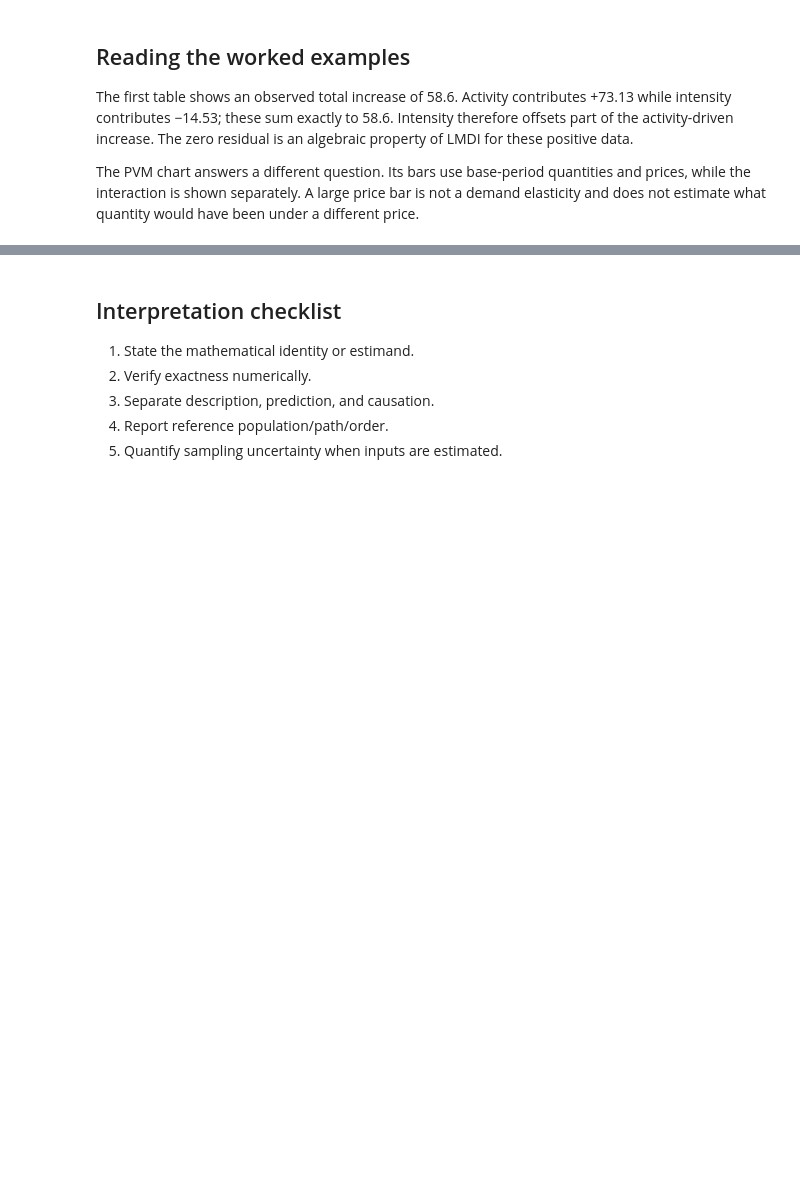
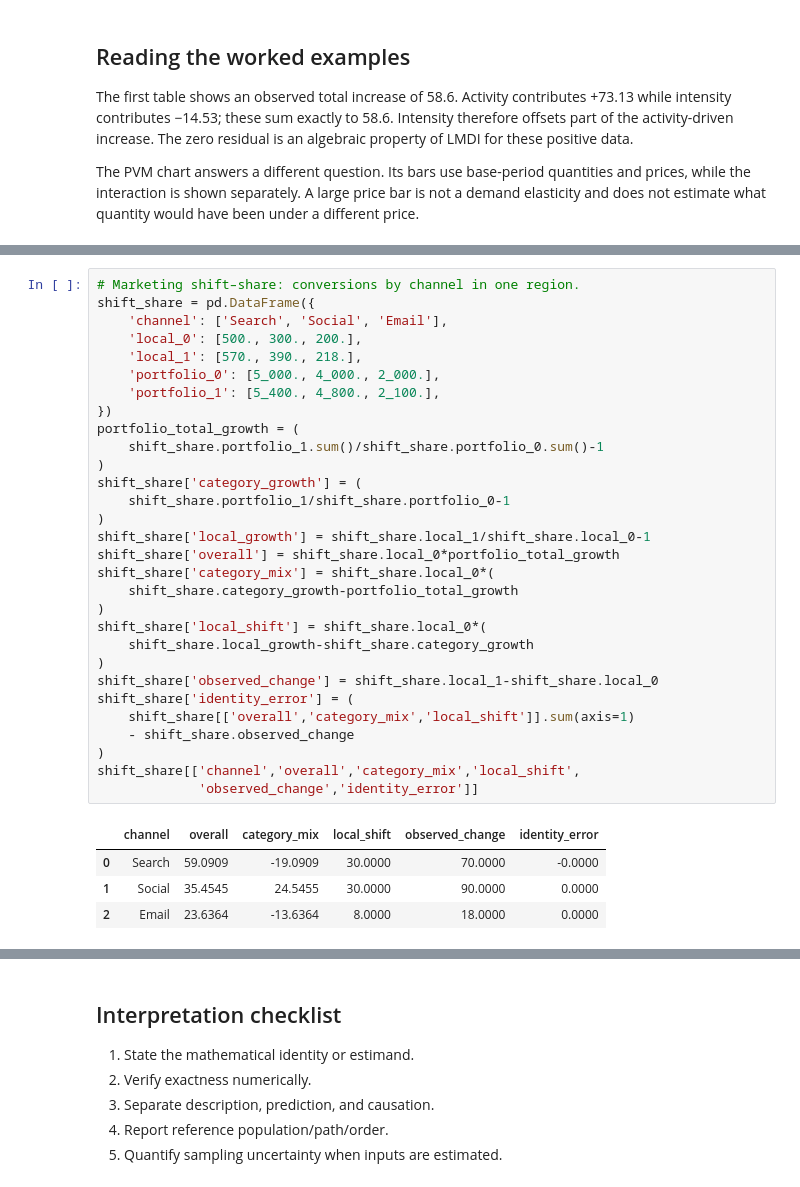
Before and after one commit to gabrielperalta12/decomposition_analysis, a Jupyter notebook: notebooks/02_index_numbers_lmdi_pvm_sda.ipynb, the cells around one changed output, grey strips where cells are left out. Drawn from its saved outputs; the diff is of its cells as text; blank space fills up the shorter version.

```diff
--- a/notebooks/02_index_numbers_lmdi_pvm_sda.ipynb
+++ b/notebooks/02_index_numbers_lmdi_pvm_sda.ipynb
@@ -170,0 +385,35 @@ pd.concat([funnel_contrib.rename('contribution'),
+# %%
+# Marketing shift–share: conversions by channel in one region.
+shift_share = pd.DataFrame({
+    'channel': ['Search', 'Social', 'Email'],
+    'local_0': [500., 300., 200.],
+    'local_1': [570., 390., 218.],
+    'portfolio_0': [5_000., 4_000., 2_000.],
+    'portfolio_1': [5_400., 4_800., 2_100.],
+})
+portfolio_total_growth = (
+    shift_share.portfolio_1.sum()/shift_share.portfolio_0.sum()-1
+)
+shift_share['category_growth'] = (
+    shift_share.portfolio_1/shift_share.portfolio_0-1
+)
+shift_share['local_growth'] = shift_share.local_1/shift_share.local_0-1
+shift_share['overall'] = shift_share.local_0*portfolio_total_growth
+shift_share['category_mix'] = shift_share.local_0*(
+    shift_share.category_growth-portfolio_total_growth
+)
+shift_share['local_shift'] = shift_share.local_0*(
+    shift_share.local_growth-shift_share.category_growth
+)
+shift_share['observed_change'] = shift_share.local_1-shift_share.local_0
+shift_share['identity_error'] = (
+    shift_share[['overall','category_mix','local_shift']].sum(axis=1)
+    - shift_share.observed_change
+)
+shift_share[['channel','overall','category_mix','local_shift',
+             'observed_change','identity_error']]
+# %% [output]
+|  | channel | overall | category_mix | local_shift | observed_change | identity_error |
+| 0 | Search | 59.0909 | -19.0909 | 30.0000 | 70.0000 | -0.0000 |
+| 1 | Social | 35.4545 | 24.5455 | 30.0000 | 90.0000 | 0.0000 |
+| 2 | Email | 23.6364 | -13.6364 | 8.0000 | 18.0000 | 0.0000 |
```
Also changed, not shown: parts of 26 cells of this notebook, 9 other files.
